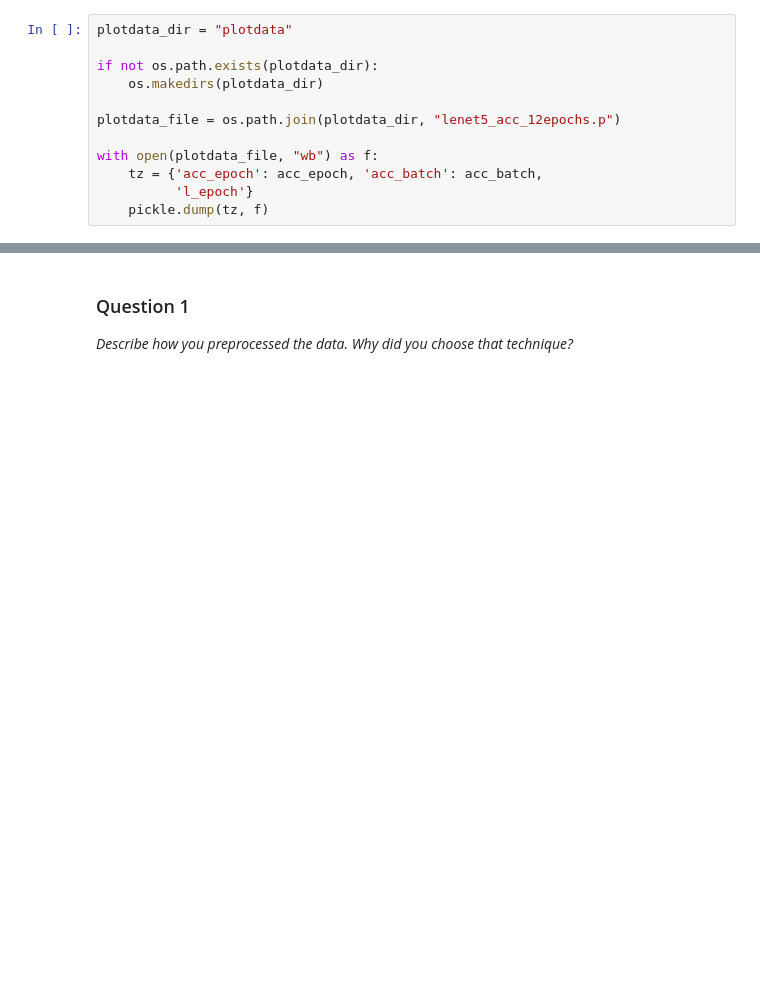
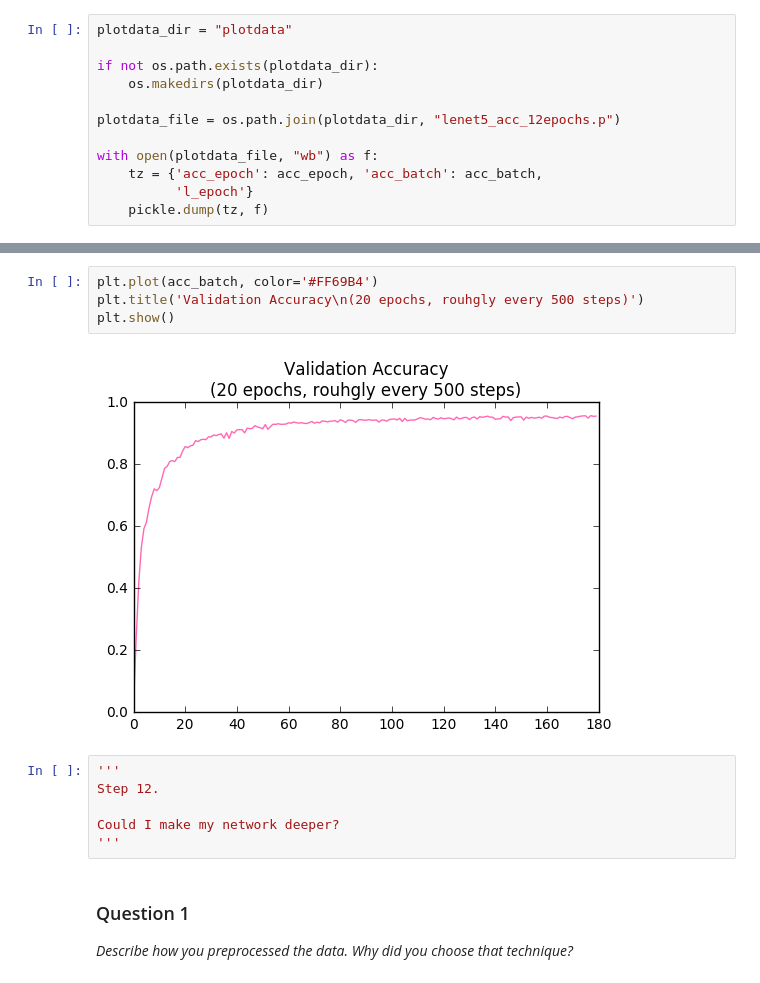
Before and after one commit to anguillanneuf/CarND-Traffic-Sign-Classifier-Project, a Jupyter notebook: Traffic_Sign_Classifier-tz.ipynb, the cells around one changed output, grey strips where cells are left out. Cells and saved outputs as stored; diff of their text form; blank space fills up the shorter version.

```diff
--- a/Traffic_Sign_Classifier-tz.ipynb
+++ b/Traffic_Sign_Classifier-tz.ipynb
@@ -637,3 +848,15 @@ Validation accuracy: 0.023490353294913554
+# %%
+plt.plot(acc_batch, color='#FF69B4')
+plt.title('Validation Accuracy\n(20 epochs, rouhgly every 500 steps)')
+plt.show()
+# %% [output]
+[figure, added]
+# %%
+'''
+Step 12.
+
+Could I make my network deeper?
+'''
 # %% [markdown]
 ### Question 1
 
```
Also changed, not shown: parts of 7 cells of this notebook.
